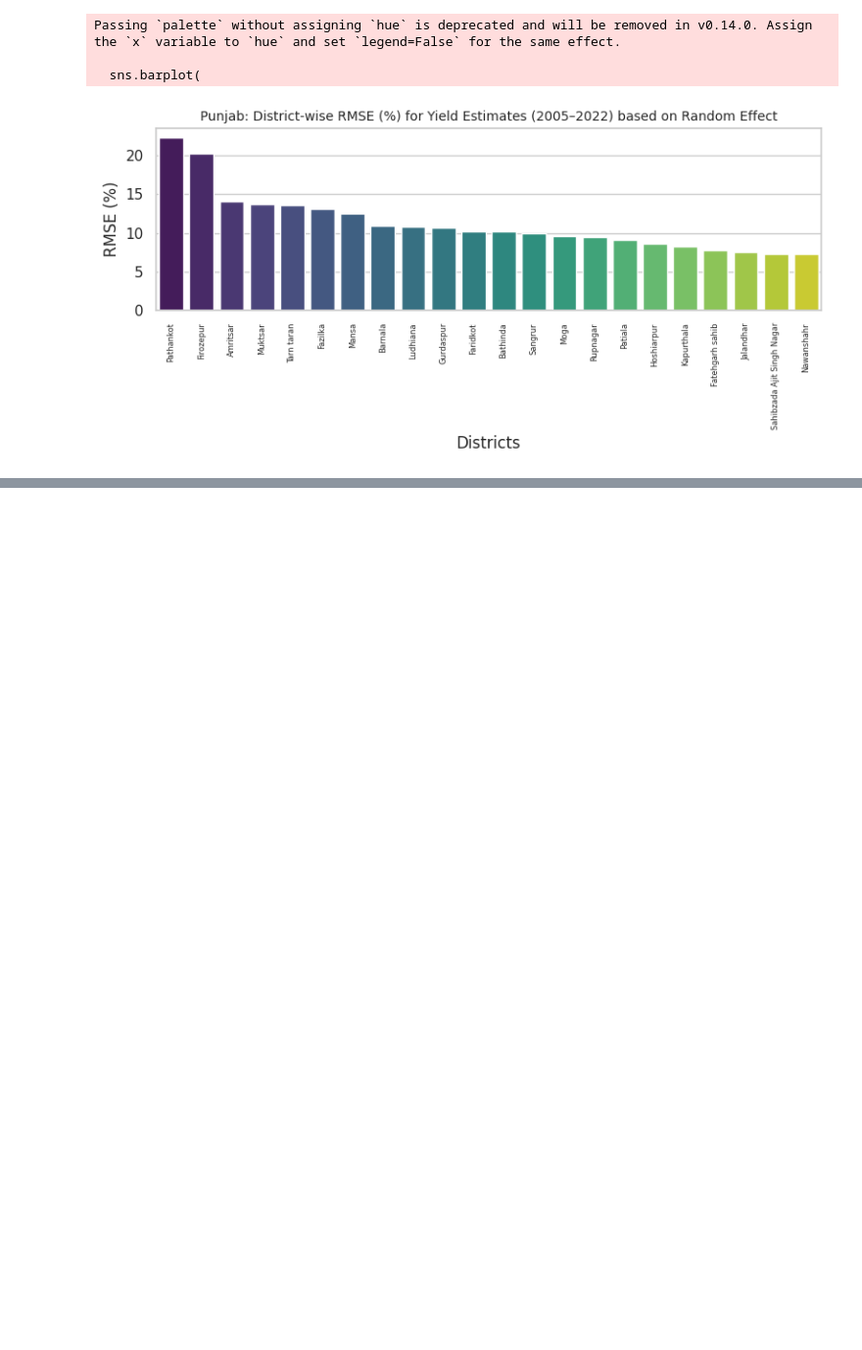
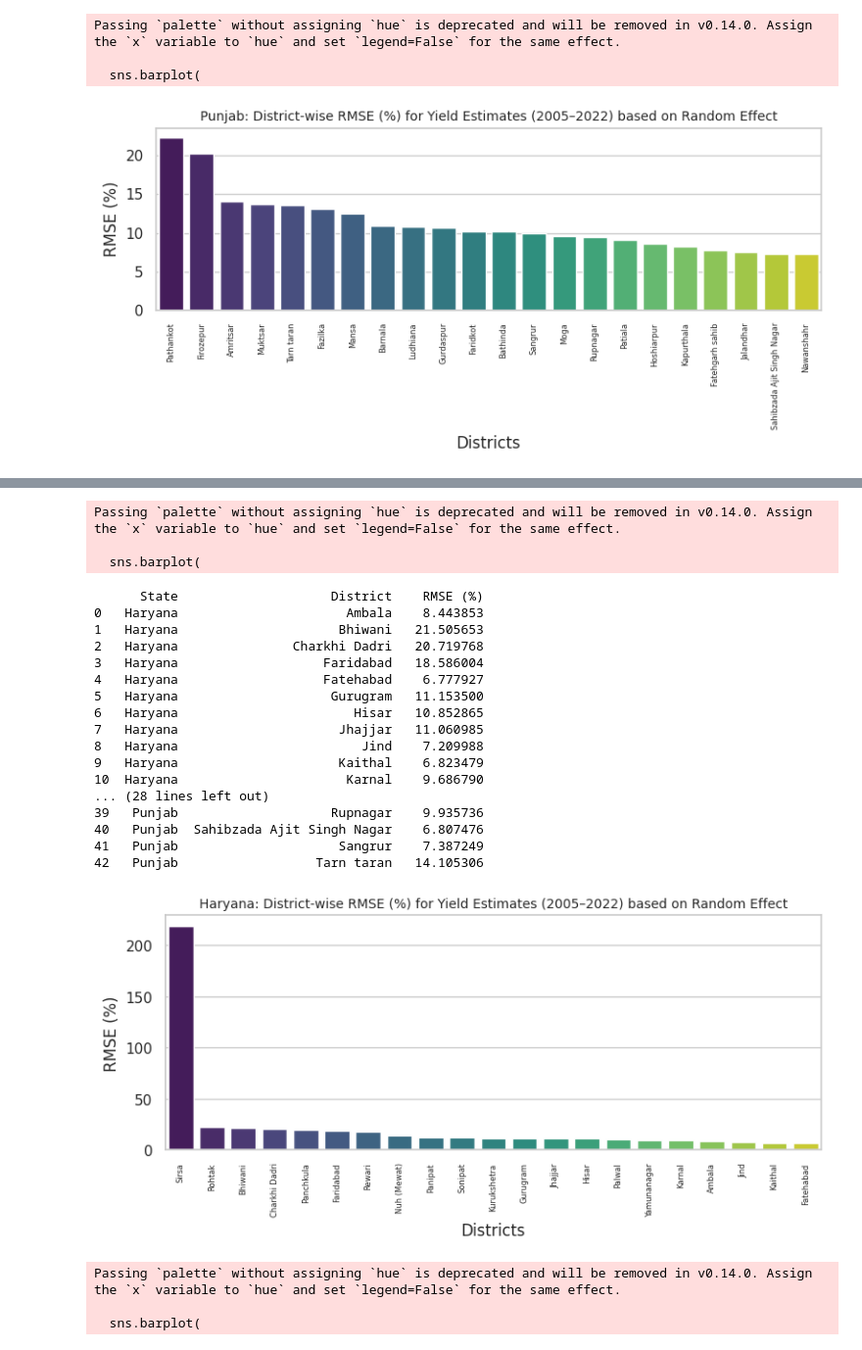
Before and after one commit to RajeshworM/Yield_Modelling_Automation, a Jupyter notebook: scatter_RMSE_sample.ipynb, the cells around one changed output, grey strips where cells are left out. Shown at 98% size. Drawn from its saved outputs; the diff is of its cells as text; code cells hidden in the pictures; blank space fills up the shorter version.

```diff
--- a/scatter_RMSE_sample.ipynb
+++ b/scatter_RMSE_sample.ipynb
@@ -292,0 +365,71 @@ Passing `palette` without assigning `hue` is deprecated and will be removed in v
+# %%
+# --- RMSE (%) Calculation ---
+import numpy as np
+import pandas as pd
+import seaborn as sns
+import matplotlib.pyplot as plt
+
+# Ensure year filter
+df_filtered = df[(df["year"] >= 2005) & (df["year"] <= 2022)].copy()
+
+# Function to compute RMSE (%)
+def rmse_percent(x):
+    errors = ((x["Estimated"] - x["Actual"]) / x["Actual"]) ** 2
+    return np.sqrt(errors.mean()) * 100
+
+# Group by state + district and calculate RMSE%
+rmse_table = (
+    df_filtered
+    .groupby(["state", "districts"])
+    .apply(rmse_percent)
+    .reset_index()
+)
+rmse_table.columns = ["State", "District", "RMSE (%)"]
+
+# --- Show table ---
+pd.set_option("display.max_rows", None)  # show all rows
+print(rmse_table)
+
+# --- Optional: save table to CSV ---
+rmse_table.to_csv("state_districtwise_RMSE.csv", index=False)
+
+# --- Graphical representation ---
+for state in rmse_table["State"].unique():
+    subset = rmse_table[rmse_table["State"] == state]
+
+    plt.figure(figsize=(8,4))
+    sns.barplot(
+        data=subset.sort_values("RMSE (%)", ascending=False),
+        x="District", y="RMSE (%)", palette="viridis"
+    )
+    plt.xticks(rotation=90, fontsize=6)
+    plt.title(f"{state}: District-wise RMSE (%) for Yield Estimates (2005–2022) based on Random Effect", fontsize=10)
+    plt.ylabel("RMSE (%)")
+    plt.xlabel("Districts")
+    plt.tight_layout()
+    plt.show()
+# %% [output]
+Passing `palette` without assigning `hue` is deprecated and will be removed in v0.14.0. Assign the `x` variable to `hue` and set `legend=False` for the same effect.
+
+  sns.barplot(
+      State                    District    RMSE (%)
+0   Haryana                      Ambala    8.443853
+1   Haryana                     Bhiwani   21.505653
+2   Haryana               Charkhi Dadri   20.719768
+3   Haryana                   Faridabad   18.586004
+4   Haryana                   Fatehabad    6.777927
+5   Haryana                    Gurugram   11.153500
+6   Haryana                       Hisar   10.852865
+7   Haryana                     Jhajjar   11.060985
+8   Haryana                        Jind    7.209988
+9   Haryana                     Kaithal    6.823479
+10  Haryana                      Karnal    9.686790
+... (28 lines left out)
+39   Punjab                    Rupnagar    9.935736
+40   Punjab  Sahibzada Ajit Singh Nagar    6.807476
+41   Punjab                     Sangrur    7.387249
+42   Punjab                  Tarn taran   14.105306
+[figure, added]
+Passing `palette` without assigning `hue` is deprecated and will be removed in v0.14.0. Assign the `x` variable to `hue` and set `legend=False` for the same effect.
+
+  sns.barplot(
```
Also changed, not shown: parts of 2 cells of this notebook.
